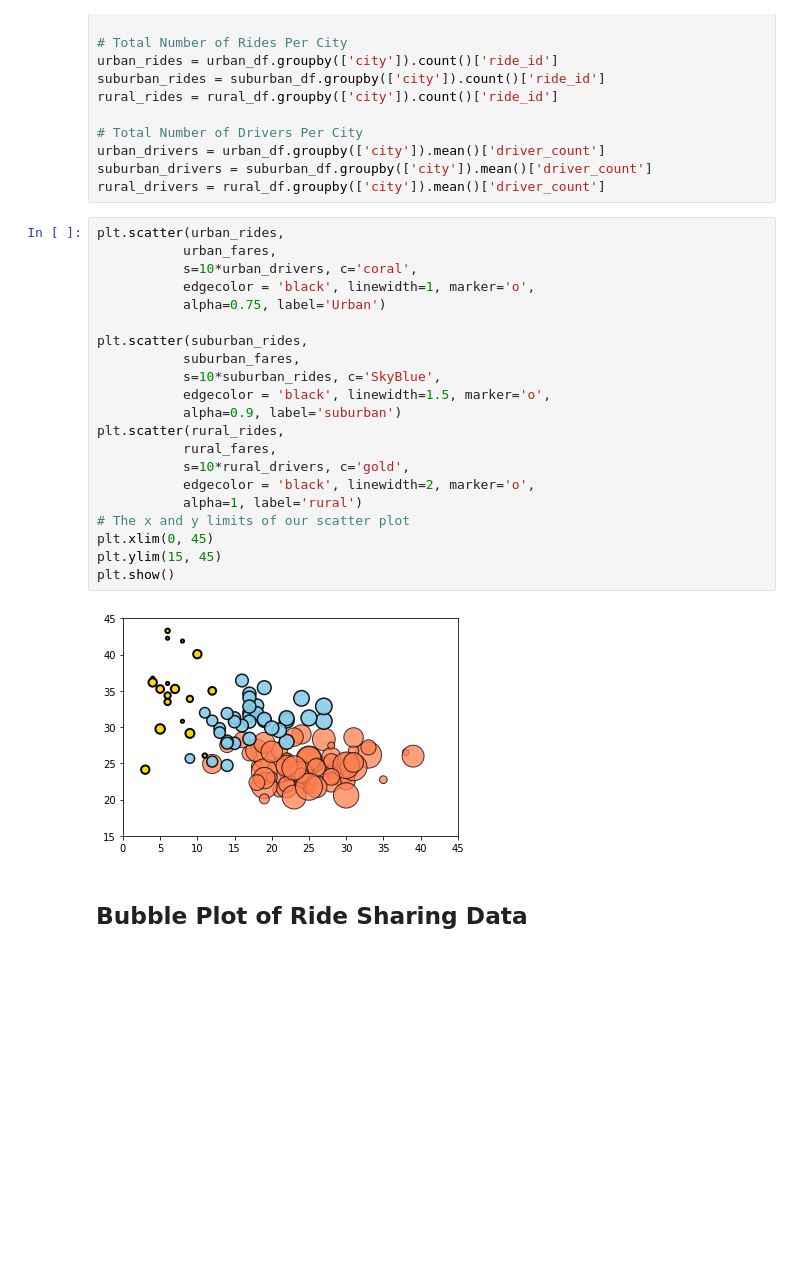
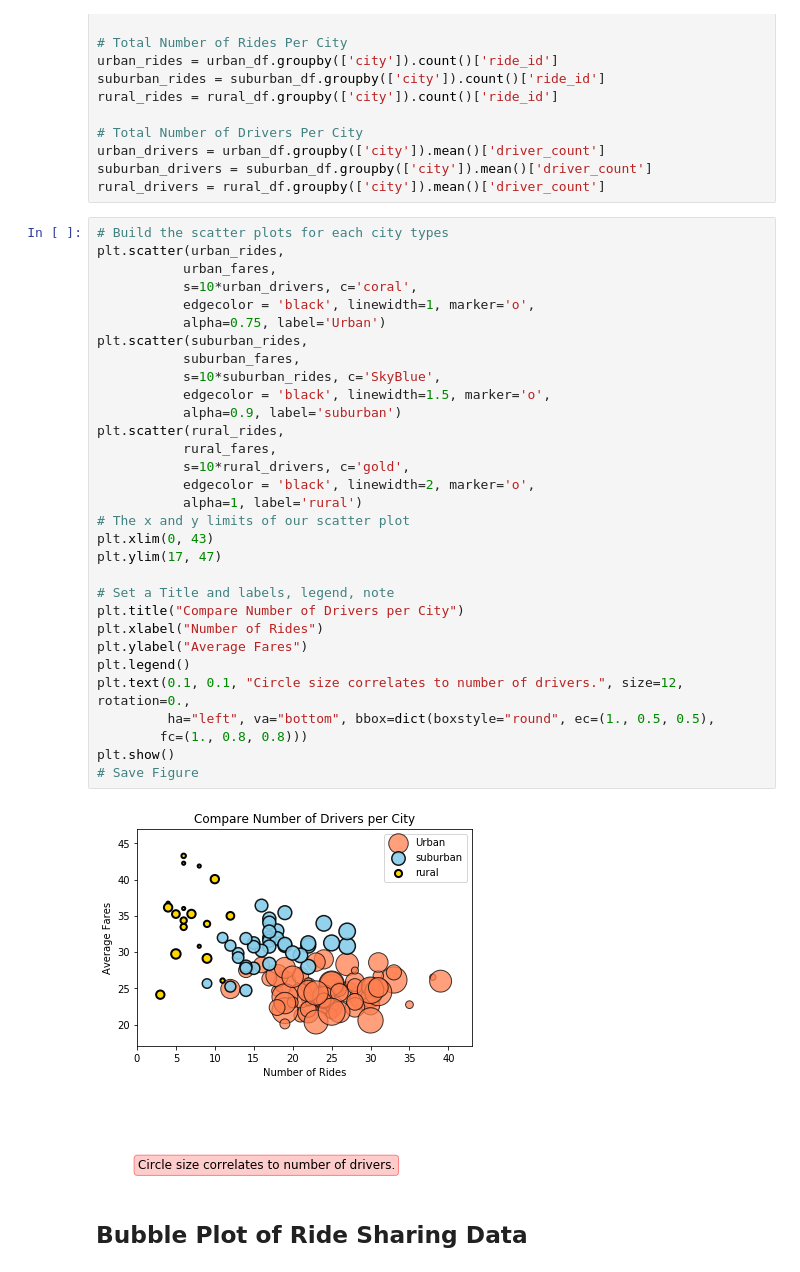
Before and after one commit to ChiAmyC0987/05-HMWK-MATPLOT-CC, a Jupyter notebook: main.ipynb, the cells around one changed output. Drawn from its saved outputs; the diff is of its cells as text; blank space fills up the shorter version.

Commit message:
scatter plot done

```diff
--- a/main.ipynb
+++ b/main.ipynb
@@ -37,27 +37,37 @@ urban_drivers = urban_df.groupby(['city']).mean()['driver_count']
 suburban_drivers = suburban_df.groupby(['city']).mean()['driver_count']
 rural_drivers = rural_df.groupby(['city']).mean()['driver_count']
 # %%
+# Build the scatter plots for each city types
 plt.scatter(urban_rides,
            urban_fares,
            s=10*urban_drivers, c='coral',
            edgecolor = 'black', linewidth=1, marker='o',
            alpha=0.75, label='Urban')
-
 plt.scatter(suburban_rides,
            suburban_fares,
            s=10*suburban_rides, c='SkyBlue',
            edgecolor = 'black', linewidth=1.5, marker='o',
            alpha=0.9, label='suburban')
 plt.scatter(rural_rides,
            rural_fares,
            s=10*rural_drivers, c='gold',
            edgecolor = 'black', linewidth=2, marker='o',
            alpha=1, label='rural')
 # The x and y limits of our scatter plot
-plt.xlim(0, 45)
-plt.ylim(15, 45)
+plt.xlim(0, 43)
+plt.ylim(17, 47)
+
+# Set a Title and labels, legend, note
+plt.title("Compare Number of Drivers per City")
+plt.xlabel("Number of Rides")
+plt.ylabel("Average Fares")
+plt.legend()
+plt.text(0.1, 0.1, "Circle size correlates to number of drivers.", size=12, rotation=0.,
+         ha="left", va="bottom", bbox=dict(boxstyle="round", ec=(1., 0.5, 0.5),
+        fc=(1., 0.8, 0.8)))
 plt.show()
+# Save Figure
 # %% [output]
-[figure, old version]
+[figure, new version]
 # %% [markdown]
 ## Bubble Plot of Ride Sharing Data
```
Also changed, not shown: parts of 2 cells of this notebook.
